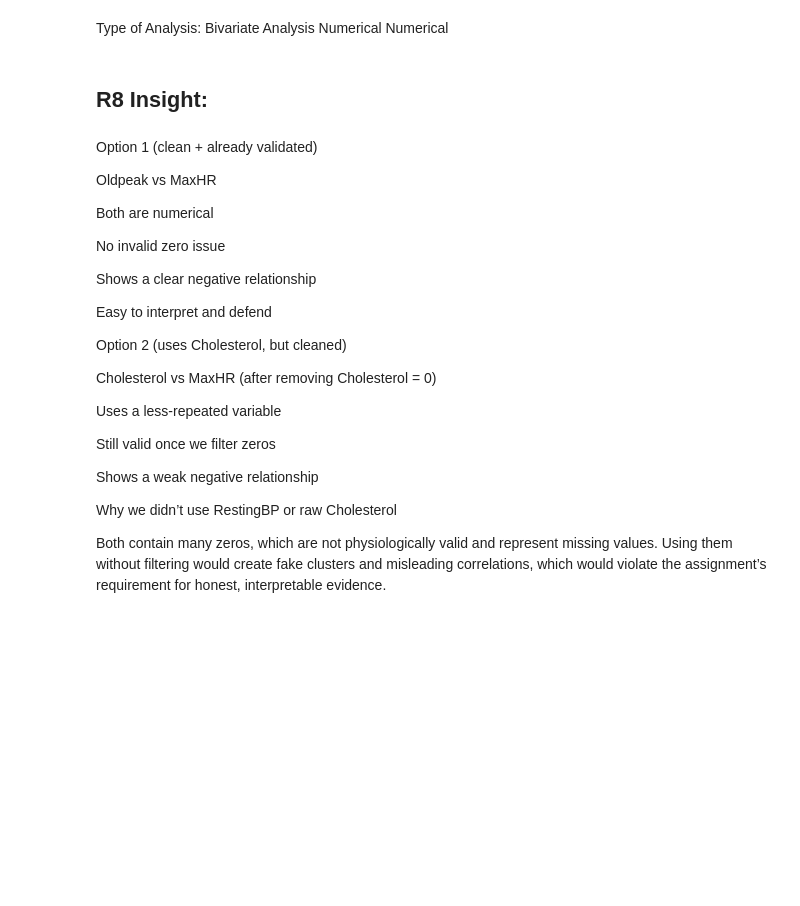
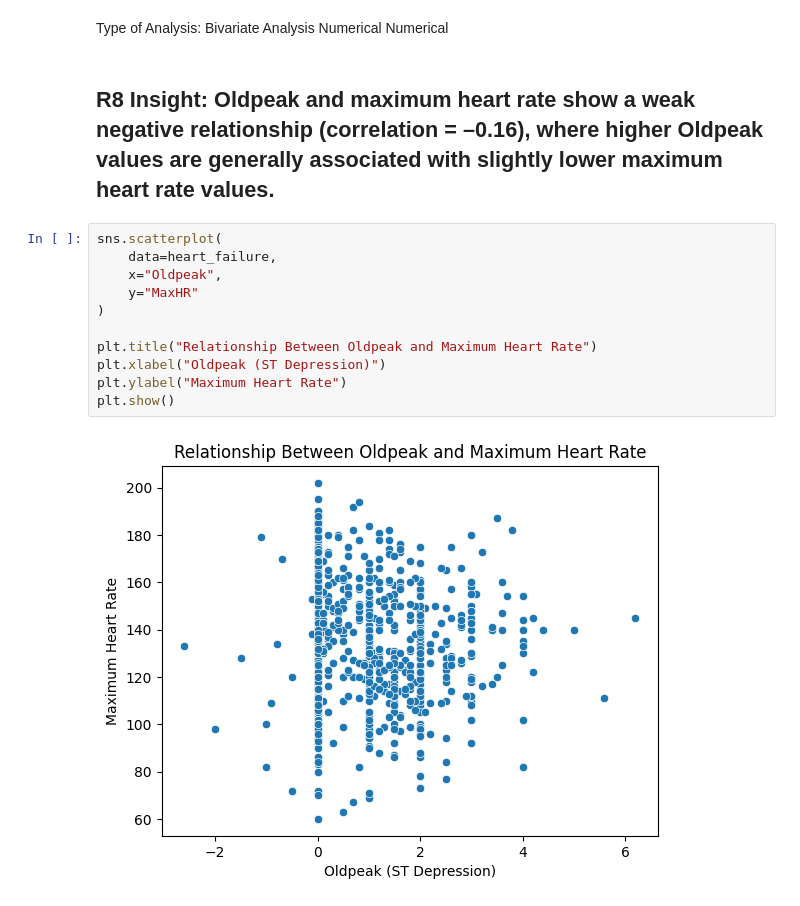
Before and after one commit to michaelmassaad02/CSI4142_Assignment1, a Jupyter notebook: CSI4142-Assignment1.ipynb, the cells around one changed output. Drawn from its saved outputs; the diff is of its cells as text; blank space fills up the shorter version.

```diff
--- a/CSI4142-Assignment1.ipynb
+++ b/CSI4142-Assignment1.ipynb
@@ -304,30 +304,17 @@ r7_percent
 # %% [markdown]
 Type of Analysis: Bivariate Analysis Numerical Numerical
 # %% [markdown]
-## R8 Insight:
+## R8 Insight: Oldpeak and maximum heart rate show a weak negative relationship (correlation = –0.16), where higher Oldpeak values are generally associated with slightly lower maximum heart rate values.
-# %% [markdown]
-Option 1 (clean + already validated)
-
-Oldpeak vs MaxHR
-
-Both are numerical
-
-No invalid zero issue
-
-Shows a clear negative relationship
-
-Easy to interpret and defend
-
-Option 2 (uses Cholesterol, but cleaned)
-
-Cholesterol vs MaxHR (after removing Cholesterol = 0)
-
-Uses a less-repeated variable
-
-Still valid once we filter zeros
-
-Shows a weak negative relationship
-
-Why we didn’t use RestingBP or raw Cholesterol
-
-Both contain many zeros, which are not physiologically valid and represent missing values. Using them without filtering would create fake clusters and misleading correlations, which would violate the assignment’s requirement for honest, interpretable evidence.
+# %%
+sns.scatterplot(
+    data=heart_failure,
+    x="Oldpeak",
+    y="MaxHR"
+)
+
+plt.title("Relationship Between Oldpeak and Maximum Heart Rate")
+plt.xlabel("Oldpeak (ST Depression)")
+plt.ylabel("Maximum Heart Rate")
+plt.show()
+# %% [output]
+[figure, added]
```
Also changed, not shown: parts of 2 cells of this notebook.
